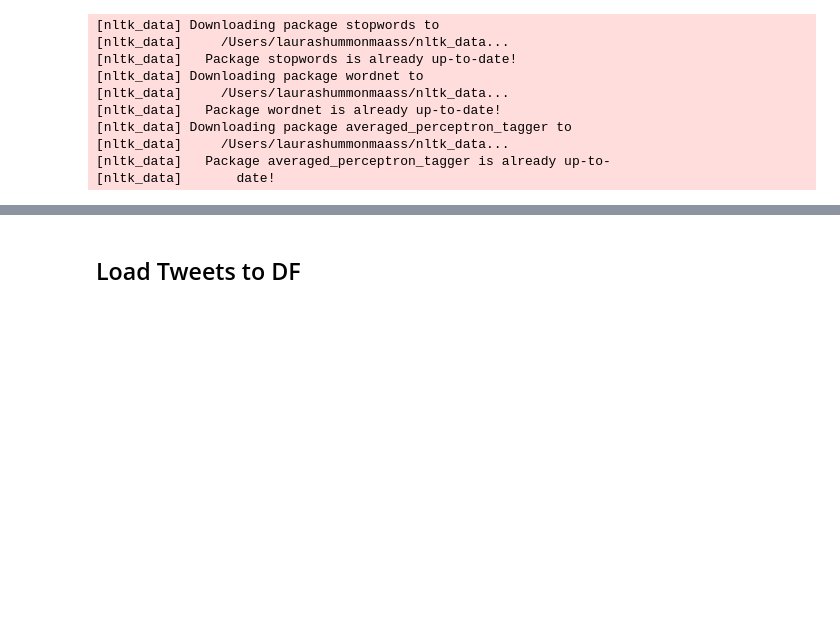
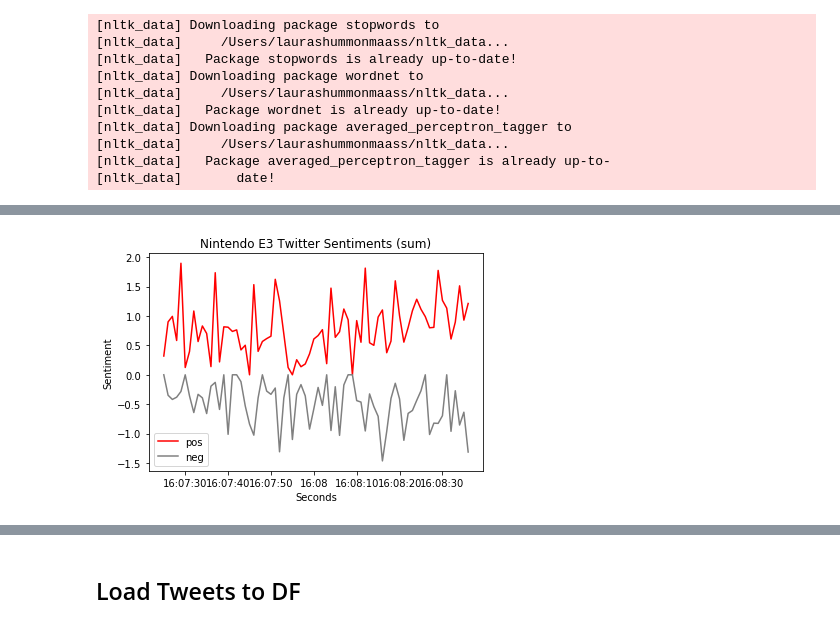
Before and after one commit to Laura-ShummonMaass/Nintendo_E3_Sentiment_Analysis, a Jupyter notebook: 2018_cleaning_and_trends_radars.ipynb, the cells around one changed output, grey strips where cells are left out. Cells and saved outputs as stored; diff of their text form; code cells hidden in the pictures; blank space fills up the shorter version.

```diff
--- a/2018_cleaning_and_trends_radars.ipynb
+++ b/2018_cleaning_and_trends_radars.ipynb
@@ -51,0 +61,7 @@ from nintendo.functions import (
+# %%
+trend_2018_select_secs(start_time='16:07:24',
+                           end_time='16:08:36',
+                           sum_mean='sum',
+                           )
+# %% [output]
+[figure, added]
```
Also changed, not shown: parts of 16 cells of this notebook, 4 other files.
